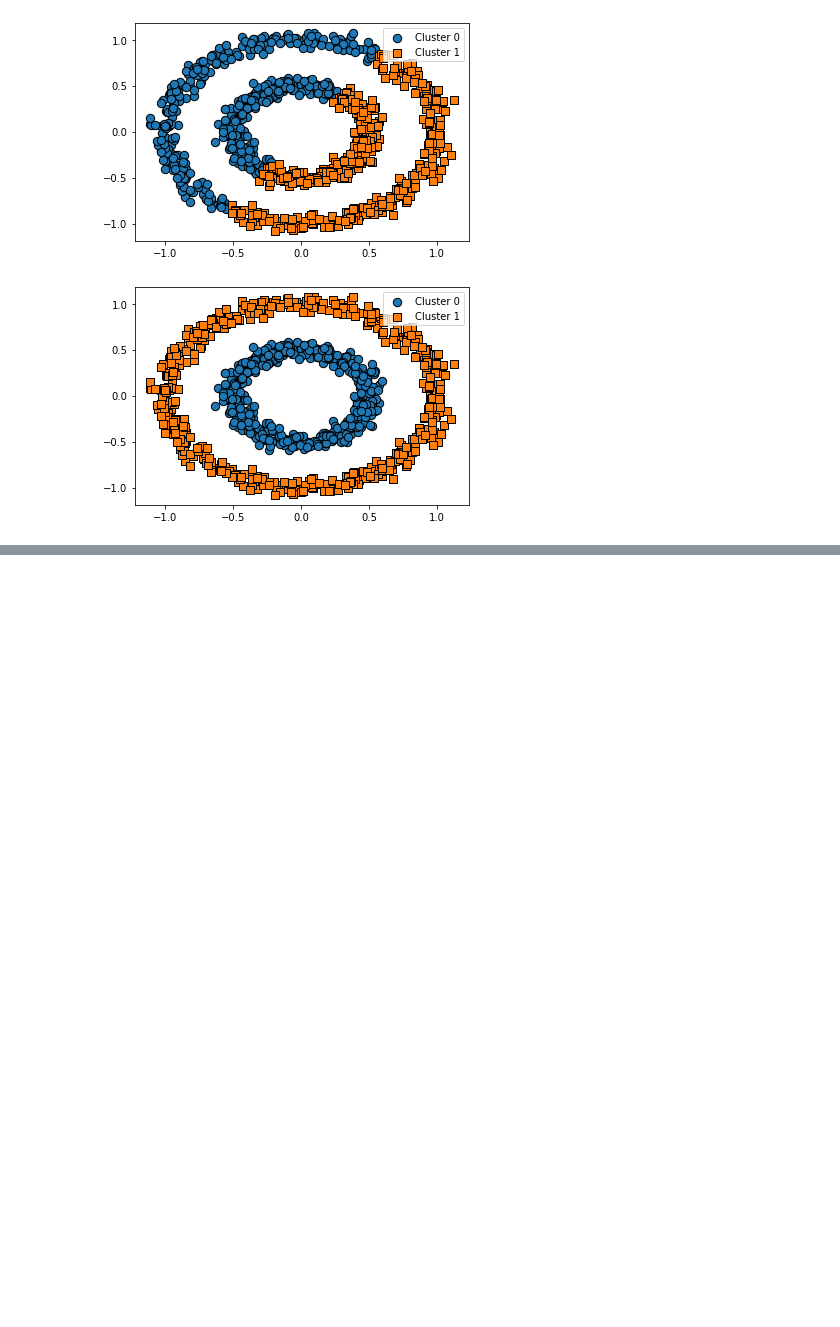
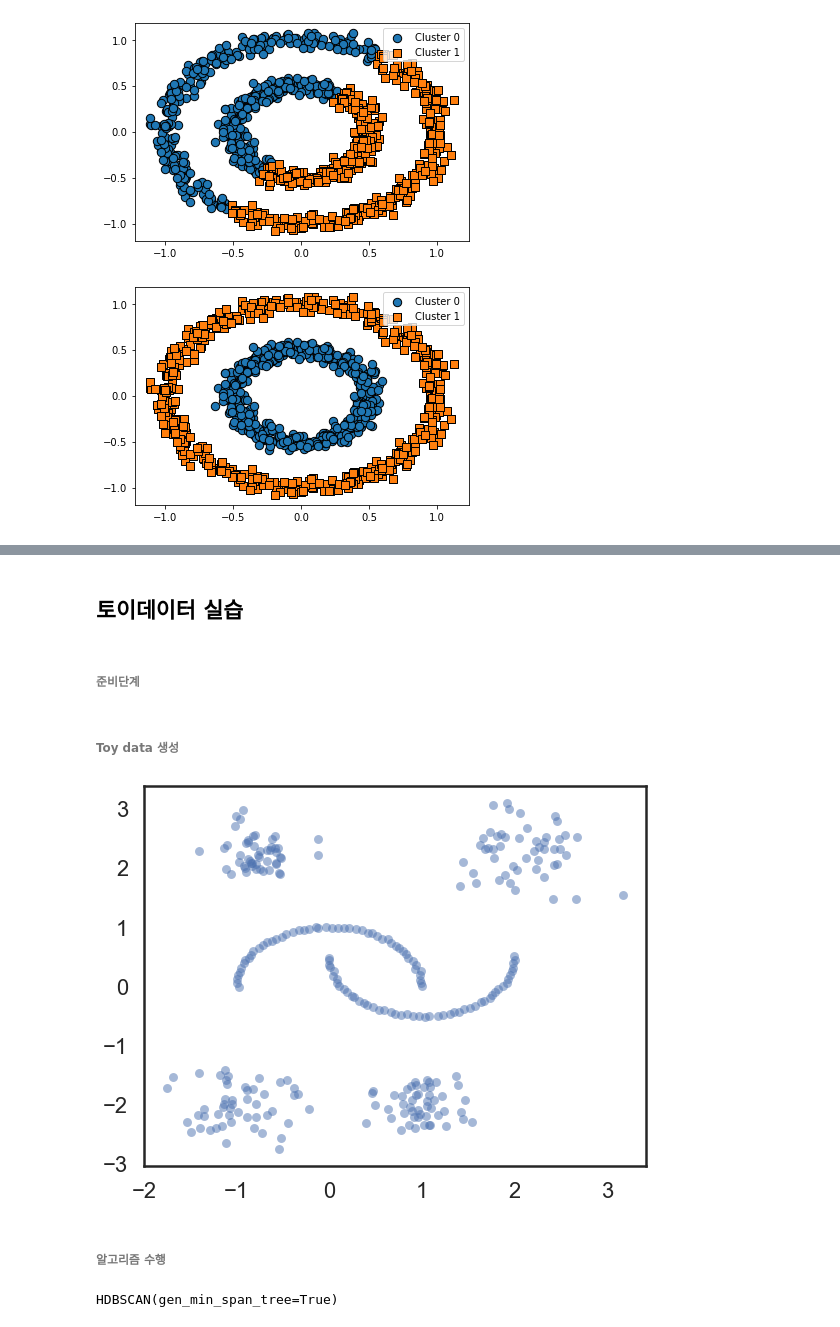
Before and after one commit to SeWonKwon/Machine-Learning, a Jupyter notebook: Machine_Learning/E01_Clustering.ipynb, the cells around one changed output, grey strips where cells are left out. Cells and saved outputs as stored; diff of their text form; code cells hidden in the pictures; blank space fills up the shorter version.

```diff
--- a/Machine_Learning/E01_Clustering.ipynb
+++ b/Machine_Learning/E01_Clustering.ipynb
@@ -1417,0 +1433,37 @@ visualize_cluster_plot(dbscan, clusterDF, 'dbscan_cluster', iscenter=False)
+# %% [markdown]
+## 토이데이터 실습
+# %% [markdown]
+###### 준비단계
+# %%
+import numpy as np
+import matplotlib.pyplot as plt
+import seaborn as sns
+import sklearn.datasets as data
+%matplotlib inline
+sns.set_context('poster')
+sns.set_style('white')
+sns.set_color_codes()
+plot_kwds = {'alpha':0.5, 's':80, 'linewidths':0}
+plt.rcParams["figure.figsize"] = [9, 7]
+
+# !pip install hdbscan
+import hdbscan
+# %% [markdown]
+###### Toy data 생성
+# %%
+num=100
+moons, _ = data.make_moons(n_samples=num, noise=0.01)
+blobs, _ = data.make_blobs(n_samples=num, centers=[(-0.75,2.25), (1.0, -2.0)], cluster_std=0.25)
+blobs2, _ = data.make_blobs(n_samples=num, centers=[(2,2.25), (-1, -2.0)], cluster_std=0.4)
+test_data = np.vstack([moons, blobs,blobs2])
+plt.scatter(test_data.T[0], test_data.T[1], color='b', **plot_kwds)
+plt.show()
+# %% [output]
+[figure, added]
+# %% [markdown]
+###### 알고리즘 수행
+# %%
+clusterer = hdbscan.HDBSCAN(min_cluster_size=5, gen_min_span_tree=True)
+clusterer.fit(test_data)
+# %% [output]
+HDBSCAN(gen_min_span_tree=True)
```
Also changed, not shown: parts of 44 cells of this notebook.
